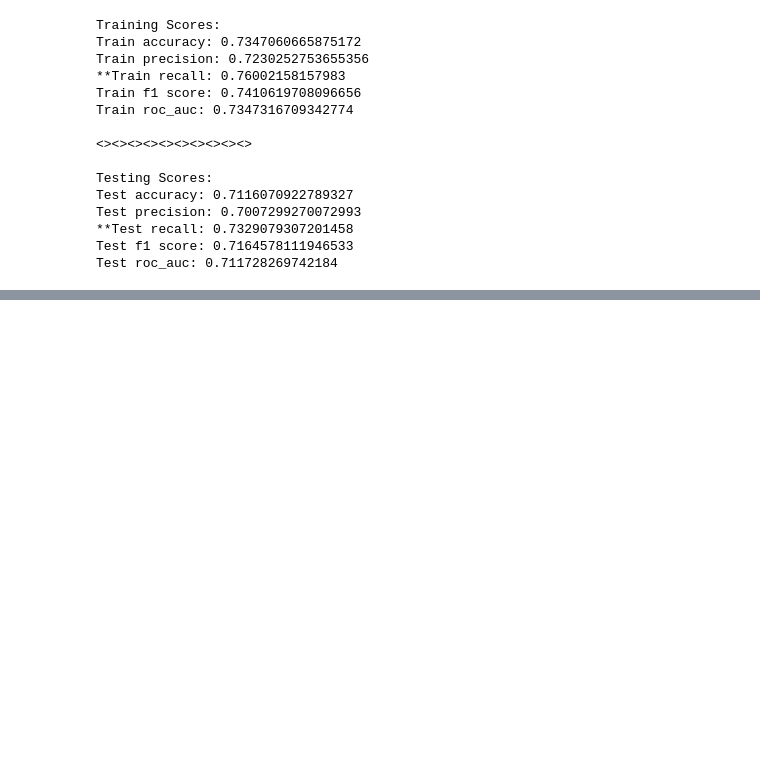
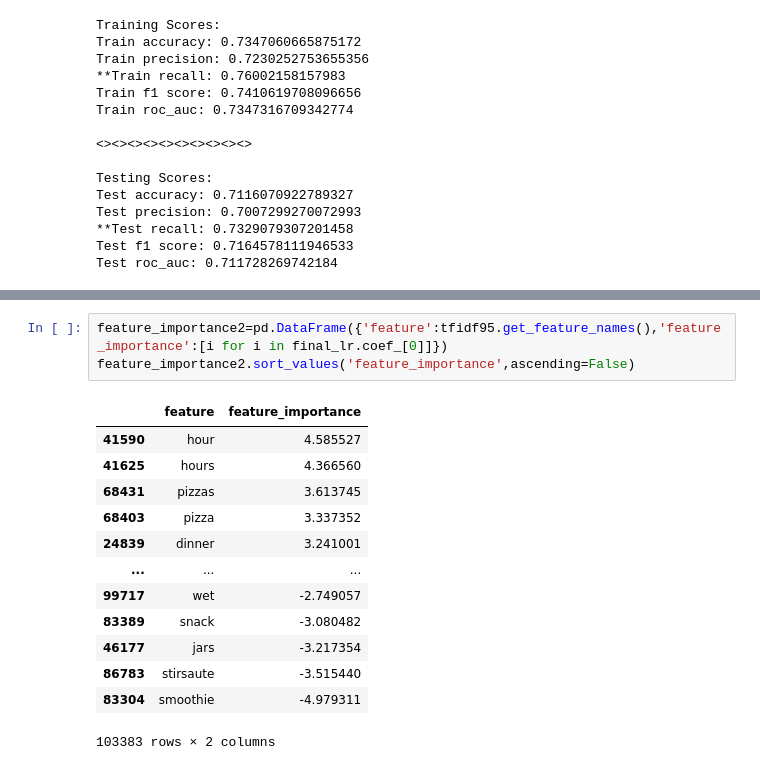
Before and after one commit to AJMarshall-25/NLP_Recipe_Analysis, a Jupyter notebook: recipe-classification-with-nlp-v3.ipynb, the cells around one changed output, grey strips where cells are left out. Saved outputs shown, nothing was run; the diff lists cells and outputs as text; blank space fills up the shorter version.

```diff
--- a/recipe-classification-with-nlp-v3.ipynb
+++ b/recipe-classification-with-nlp-v3.ipynb
@@ -1613,0 +1639,17 @@ Test roc_auc: 0.711728269742184
+# %%
+feature_importance2=pd.DataFrame({'feature':tfidf95.get_feature_names(),'feature_importance':[i for i in final_lr.coef_[0]]})
+feature_importance2.sort_values('feature_importance',ascending=False)
+# %% [output]
+|  | feature | feature_importance |
+| 41590 | hour | 4.585527 |
+| 41625 | hours | 4.366560 |
+| 68431 | pizzas | 3.613745 |
+| 68403 | pizza | 3.337352 |
+| 24839 | dinner | 3.241001 |
+| ... | ... | ... |
+| 99717 | wet | -2.749057 |
+| 83389 | snack | -3.080482 |
+| 46177 | jars | -3.217354 |
+| 86783 | stirsaute | -3.515440 |
+| 83304 | smoothie | -4.979311 |
+103383 rows × 2 columns
```
Also changed, not shown: parts of 4 cells of this notebook.
